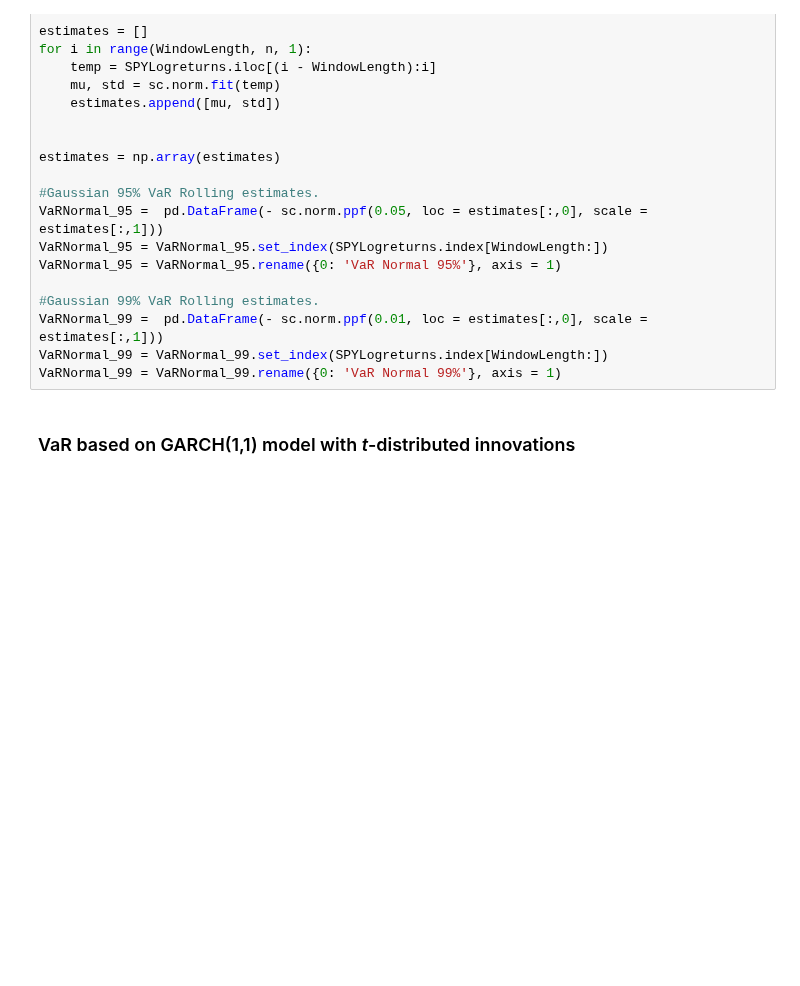
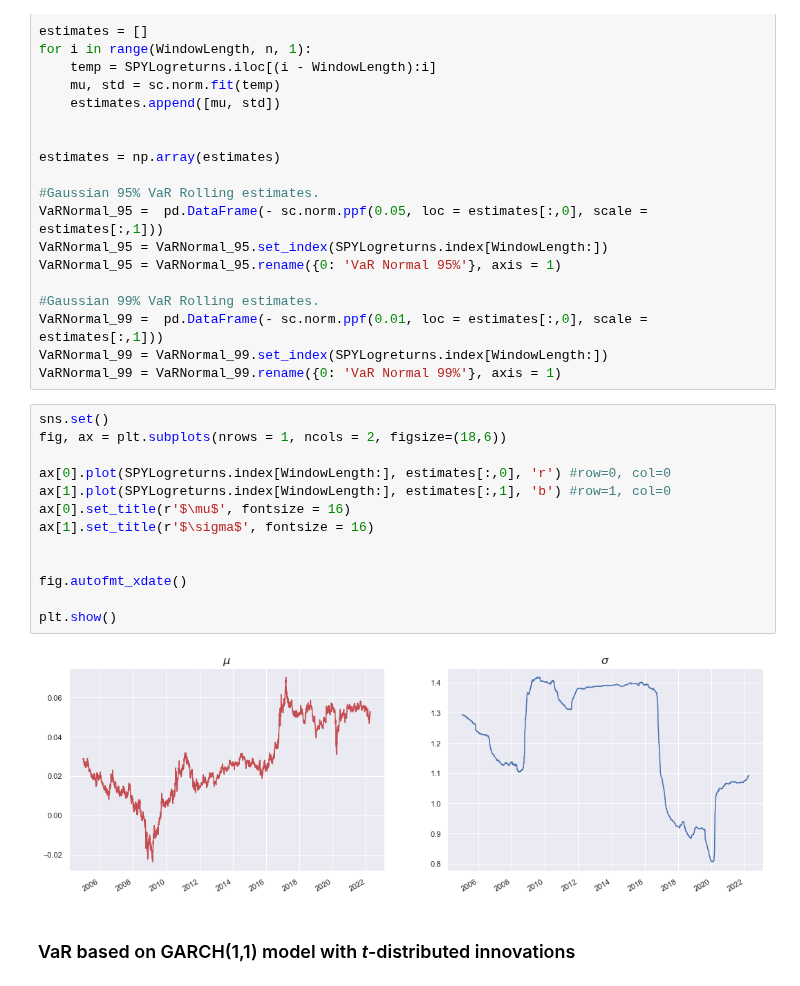
Before and after one commit to EdgyPanda/Python-Projects, a Jupyter notebook: VaR-Investigation/VaR Investigation.ipynb, the cells around one changed output. Saved outputs shown, nothing was run; the diff lists cells and outputs as text; blank space fills up the shorter version.

```diff
--- a/VaR-Investigation/VaR Investigation.ipynb
+++ b/VaR-Investigation/VaR Investigation.ipynb
@@ -328,6 +326,21 @@ VaRNormal_95 = VaRNormal_95.rename({0: 'VaR Normal 95%'}, axis = 1)
 VaRNormal_99 =  pd.DataFrame(- sc.norm.ppf(0.01, loc = estimates[:,0], scale = estimates[:,1]))
 VaRNormal_99 = VaRNormal_99.set_index(SPYLogreturns.index[WindowLength:])
 VaRNormal_99 = VaRNormal_99.rename({0: 'VaR Normal 99%'}, axis = 1)
+# %%
+sns.set()
+fig, ax = plt.subplots(nrows = 1, ncols = 2, figsize=(18,6))
+
+ax[0].plot(SPYLogreturns.index[WindowLength:], estimates[:,0], 'r') #row=0, col=0
+ax[1].plot(SPYLogreturns.index[WindowLength:], estimates[:,1], 'b') #row=1, col=0
+ax[0].set_title(r'$\mu$', fontsize = 16)
+ax[1].set_title(r'$\sigma$', fontsize = 16)
+
+
+fig.autofmt_xdate()
+
+plt.show()
+# %% [output]
+[figure, added]
 # %% [markdown]
 ### VaR based on GARCH(1,1) model with *t*-distributed innovations
 # %%
```
Also changed, not shown: parts of 3 cells of this notebook.
